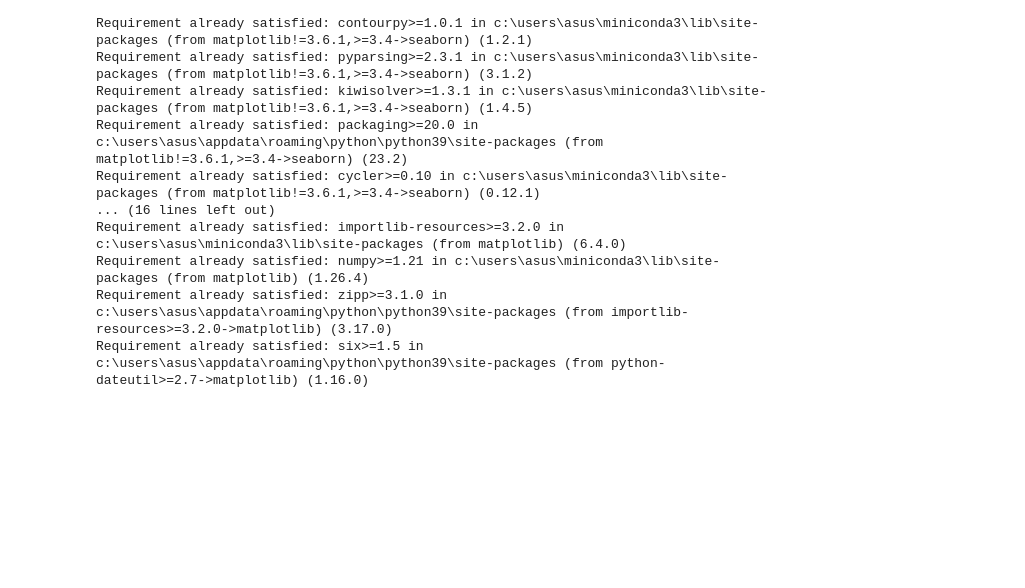
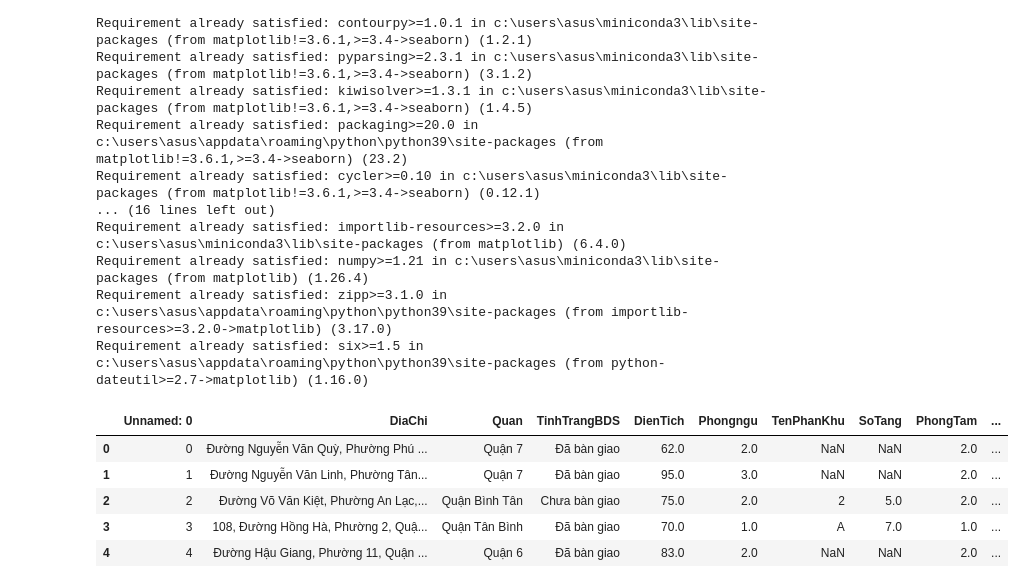
Before and after one commit to thien2972/DataAnalyst, a Jupyter notebook: Home_price_EDA.ipynb, the cells around one changed output. Saved outputs shown, nothing was run; the diff lists cells and outputs as text; code cells hidden in the pictures; blank space fills up the shorter version.

```diff
--- a/Home_price_EDA.ipynb
+++ b/Home_price_EDA.ipynb
@@ -33,0 +30,10 @@ df = pd.read_csv('dataset.csv')
+# %%
+df = pd.read_csv('DataHome.csv')
+df.head()
+# %% [output]
+|  | Unnamed: 0 | DiaChi | Quan | TinhTrangBDS | DienTich | Phongngu | TenPhanKhu | SoTang | PhongTam | ... |
+| 0 | 0 | Đường Nguyễn Văn Quỳ, Phường Phú ... | Quận 7 | Đã bàn giao | 62.0 | 2.0 | NaN | NaN | 2.0 | ... |
+| 1 | 1 | Đường Nguyễn Văn Linh, Phường Tân... | Quận 7 | Đã bàn giao | 95.0 | 3.0 | NaN | NaN | 2.0 | ... |
+| 2 | 2 | Đường Võ Văn Kiệt, Phường An Lạc,... | Quận Bình Tân | Chưa bàn giao | 75.0 | 2.0 | 2 | 5.0 | 2.0 | ... |
+| 3 | 3 | 108, Đường Hồng Hà, Phường 2, Quậ... | Quận Tân Bình | Đã bàn giao | 70.0 | 1.0 | A | 7.0 | 1.0 | ... |
+| 4 | 4 | Đường Hậu Giang, Phường 11, Quận ... | Quận 6 | Đã bàn giao | 83.0 | 2.0 | NaN | NaN | 2.0 | ... |
```
Also changed, not shown: parts of 12 cells of this notebook.
